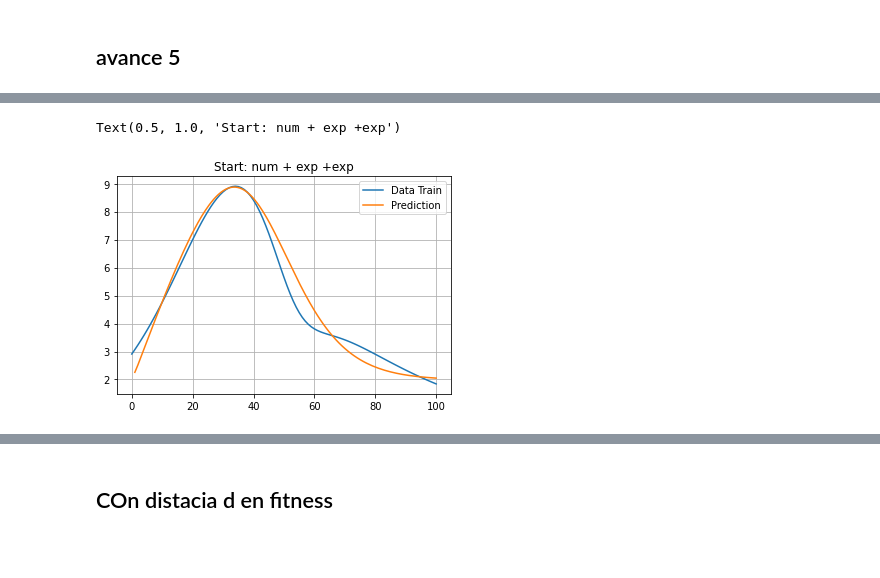
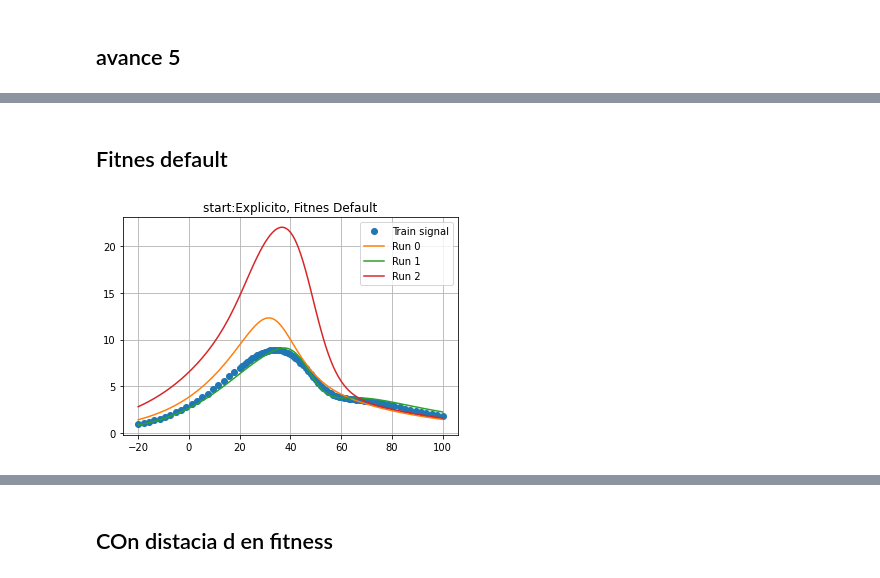
Before and after one commit to nfierroflo/Evolutionary-computation, a Jupyter notebook: evolutivacompletoc1.ipynb, the cells around one changed output, grey strips where cells are left out. Drawn from its saved outputs; the diff is of its cells as text; code cells hidden in the pictures; blank space fills up the shorter version.

```diff
--- a/evolutivacompletoc1.ipynb
+++ b/evolutivacompletoc1.ipynb
@@ -43,7 +43,7 @@ def sigmoid(x):
     return sig
 # %%
 def plotResult(x,y,r1, r2, r3,title1=' '):
-  plt.plot(x,y,label='Train signal')
+  plt.plot(x,y,'--',label='Train signal')
   plt.plot(t,r1,label='Run 0')
   plt.plot(t,r2,label='Run 1')
   plt.plot(t,r3,label='Run 2')
@@ -144,12 +118,11 @@ plt.plot(t, g2(t))
-# %%
-plt.plot(x,y,label='Data Train');
-#plt.plot(t, g0(t))
-plt.plot(t, g1(t),label='Prediction');
-#plt.plot(t, g2(t))
-plt.grid();
-
-plt.legend();
-plt.title('Start: num + exp +exp' )
-# %% [output]
-Text(0.5, 1.0, 'Start: num + exp +exp')
-[figure, removed]
+# %% [markdown]
+## Fitnes default
+# %%
+#Pmut 0.3, pcros 0.9, individuos 100, generacion 1000 elitismo 0.1
+g0=lambda x: (13.416*(1-0.666*(0.18-51.8)/13.416)/(1+np.exp((46.3-x)/18.975)))*(1-sigmoid(0.2*(x-(0.18+36.6))))+sigmoid(0.2*(x-(0.18+40.1)))*(33.941*(1-0.666)*np.exp((13.416+37.9-x)/40.076)/(1+np.exp((49.8-40.076)/33.941)))
+g1=lambda x: (0.666*(1-33.941*(x-50.3)/18.975)/(1+np.exp((41.5-x)/13.416)))*(1-sigmoid(0.2*(x-(13.416+36.7))))+sigmoid(0.2*(x-(0.18+39.2)))*(13.416*(1-0.666)*np.exp((40.076+38.5-x)/40.076)/(1+np.exp((28.7-x)/40.076)))
+g2=lambda x: (33.941*(1-0.18*(x-56.2)/13.416)/(1+np.exp((39.9-x)/18.975)))*(1-sigmoid(0.2*(x-(13.416+34.3))))+sigmoid(0.2*(x-(0.666+22.1)))*(33.941*(1-0.666)*np.exp((0.666+21.5-x)/40.076)/(1+np.exp((29.9-x)/18.975)))
+
+plotResult(t,Totalv2,g0(t),g1(t), g2(t),'Explicito, Fitnes Default')
+# %% [output]
+[figure, added]
```
Also changed, not shown: parts of 17 cells of this notebook.
